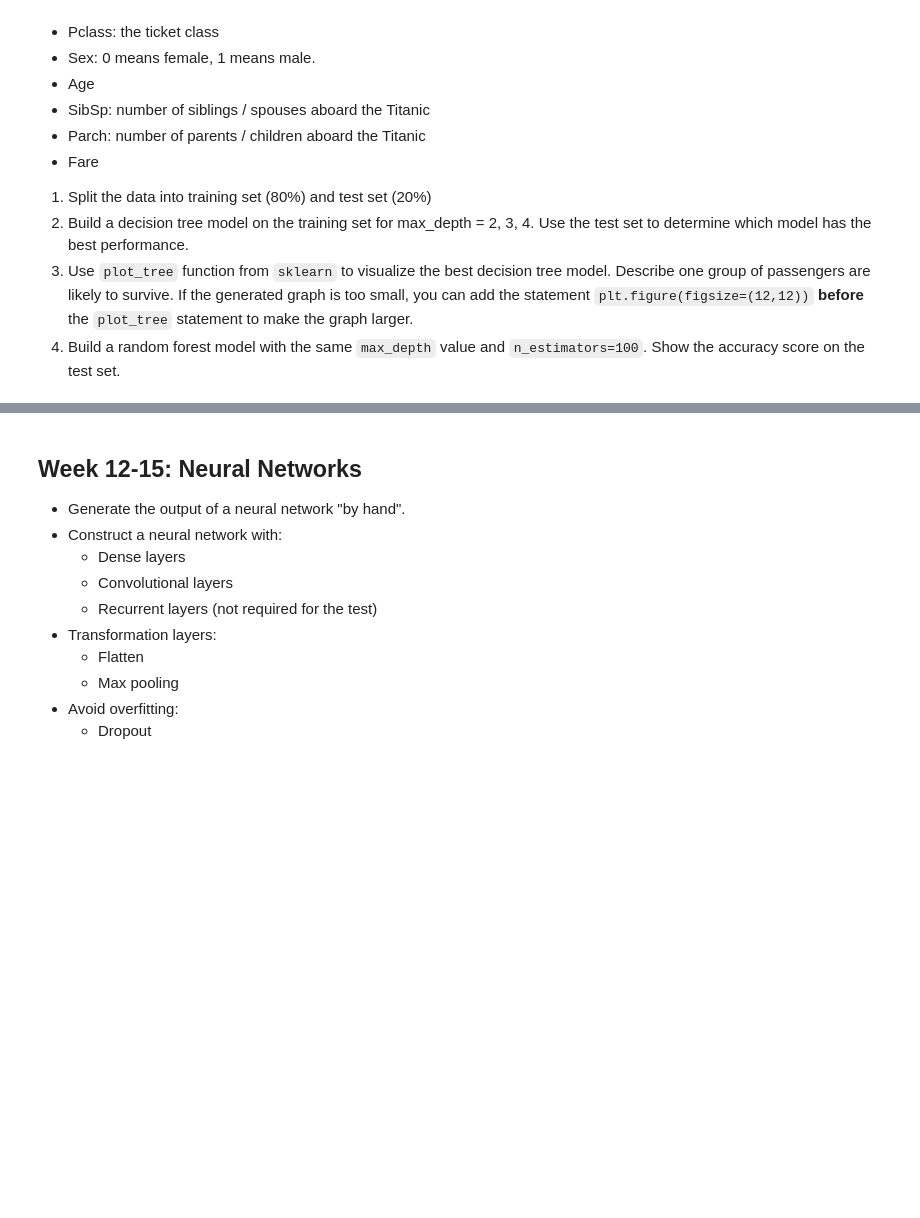
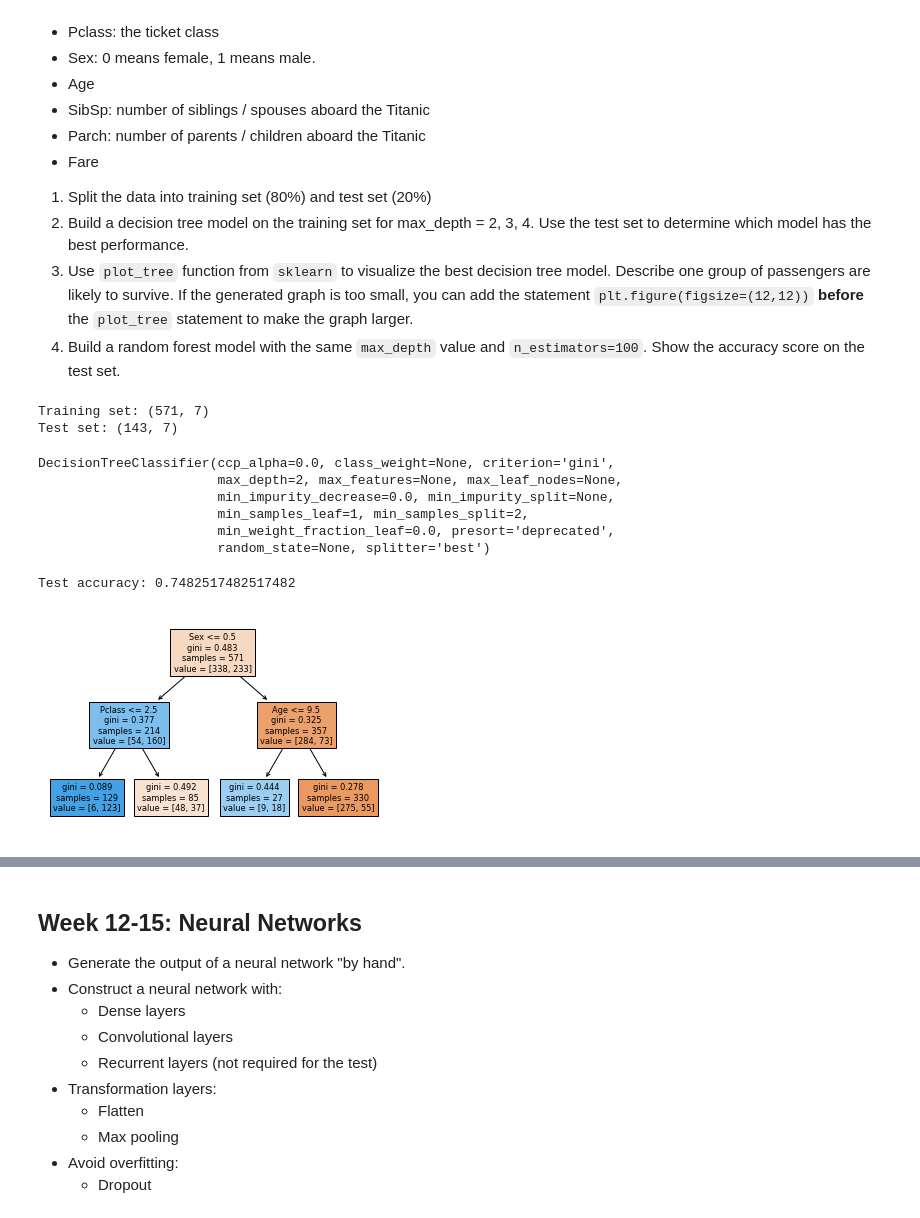
Before and after one commit to ch00226855/CMP414765Spring2021, a Jupyter notebook: Week16_Review.ipynb, the cells around one changed output, grey strips where cells are left out. Saved outputs shown, nothing was run; the diff lists cells and outputs as text; code cells hidden in the pictures; blank space fills up the shorter version.

```diff
--- a/Week16_Review.ipynb
+++ b/Week16_Review.ipynb
@@ -94,3 +113,43 @@ The features are:
 2. Build a decision tree model on the training set for max_depth = 2, 3, 4. Use the test set to determine which model has the best performance.
 3. Use `plot_tree` function from `sklearn` to visualize the best decision tree model. Describe one group of passengers are likely to survive. If the generated graph is too small, you can add the statement `plt.figure(figsize=(12,12))` **before** the `plot_tree` statement to make the graph larger.
 4. Build a random forest model with the same `max_depth` value and `n_estimators=100`. Show the accuracy score on the test set.
+# %%
+# 1. train-test split
+from sklearn.model_selection import train_test_split
+
+train, test = train_test_split(titanic, test_size=0.2)
+print("Training set:", train.shape)
+print("Test set:", test.shape)
+# %% [output]
+Training set: (571, 7)
+Test set: (143, 7)
+# %%
+# 2. Build decision trees
+from sklearn.tree import DecisionTreeClassifier
+
+tree_clf = DecisionTreeClassifier(max_depth=2)
+
+input_cols = ['Pclass', 'Sex', 'Age', 'SibSp', 'Parch', 'Fare']
+
+tree_clf.fit(train[input_cols], train['Survived'])
+# %% [output]
+DecisionTreeClassifier(ccp_alpha=0.0, class_weight=None, criterion='gini',
+                       max_depth=2, max_features=None, max_leaf_nodes=None,
+                       min_impurity_decrease=0.0, min_impurity_split=None,
+                       min_samples_leaf=1, min_samples_split=2,
+                       min_weight_fraction_leaf=0.0, presort='deprecated',
+                       random_state=None, splitter='best')
+# %%
+# Use the test set to determine whether is model is good.
+test_pred = tree_clf.predict(test[input_cols])
+score = accuracy_score(test['Survived'], test_pred)
+print("Test accuracy:", score)
+# %% [output]
+Test accuracy: 0.7482517482517482
+# %%
+# 3. Plot the model as a tree
+from sklearn.tree import plot_tree
+plot_tree(tree_clf, feature_names=input_cols, filled=True)
+plt.show()
+# %% [output]
+[figure, added]
```
Also changed, not shown: parts of 7 cells of this notebook.
